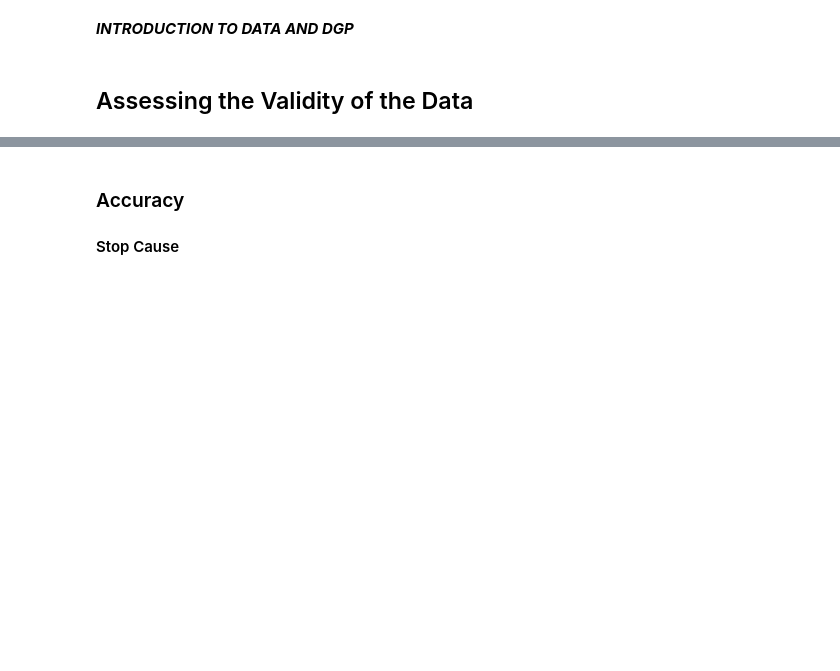
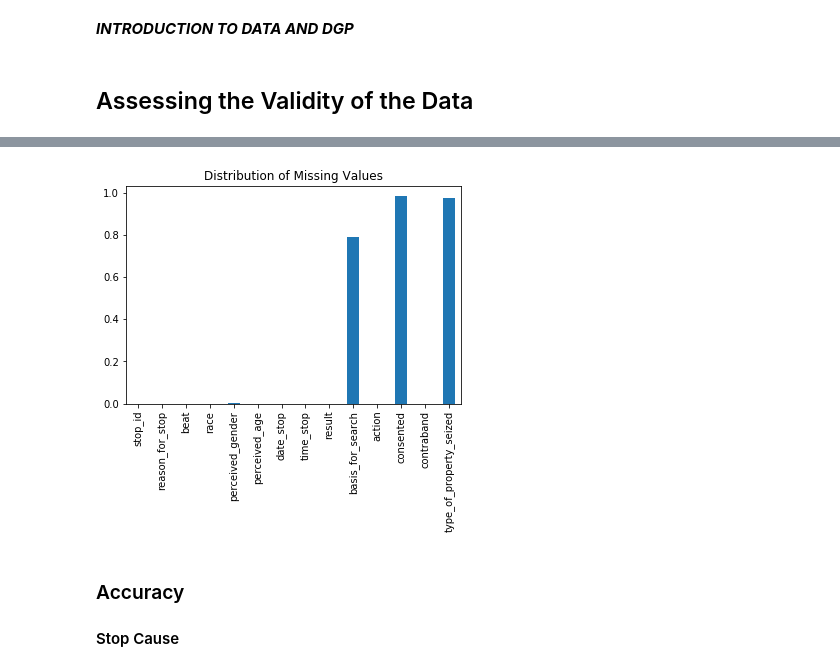
Before and after one commit to tevans-barton/DSC180Assignment3, a Jupyter notebook: notebooks/MainNotebook.ipynb, the cells around one changed output, grey strips where cells are left out. Saved outputs shown, nothing was run; the diff lists cells and outputs as text; code cells hidden in the pictures; blank space fills up the shorter version.

```diff
--- a/notebooks/MainNotebook.ipynb
+++ b/notebooks/MainNotebook.ipynb
@@ -53,3 +51,7 @@ Here we see that there are a lot of missing values for entries in the consent, c
+# %%
+visualize.null_plot(df2018_2019)
+# %% [output]
+[figure, added]
 # %% [markdown]
 ### Accuracy
 #### Stop Cause
```
Also changed, not shown: parts of 55 cells of this notebook, 6 other files.
